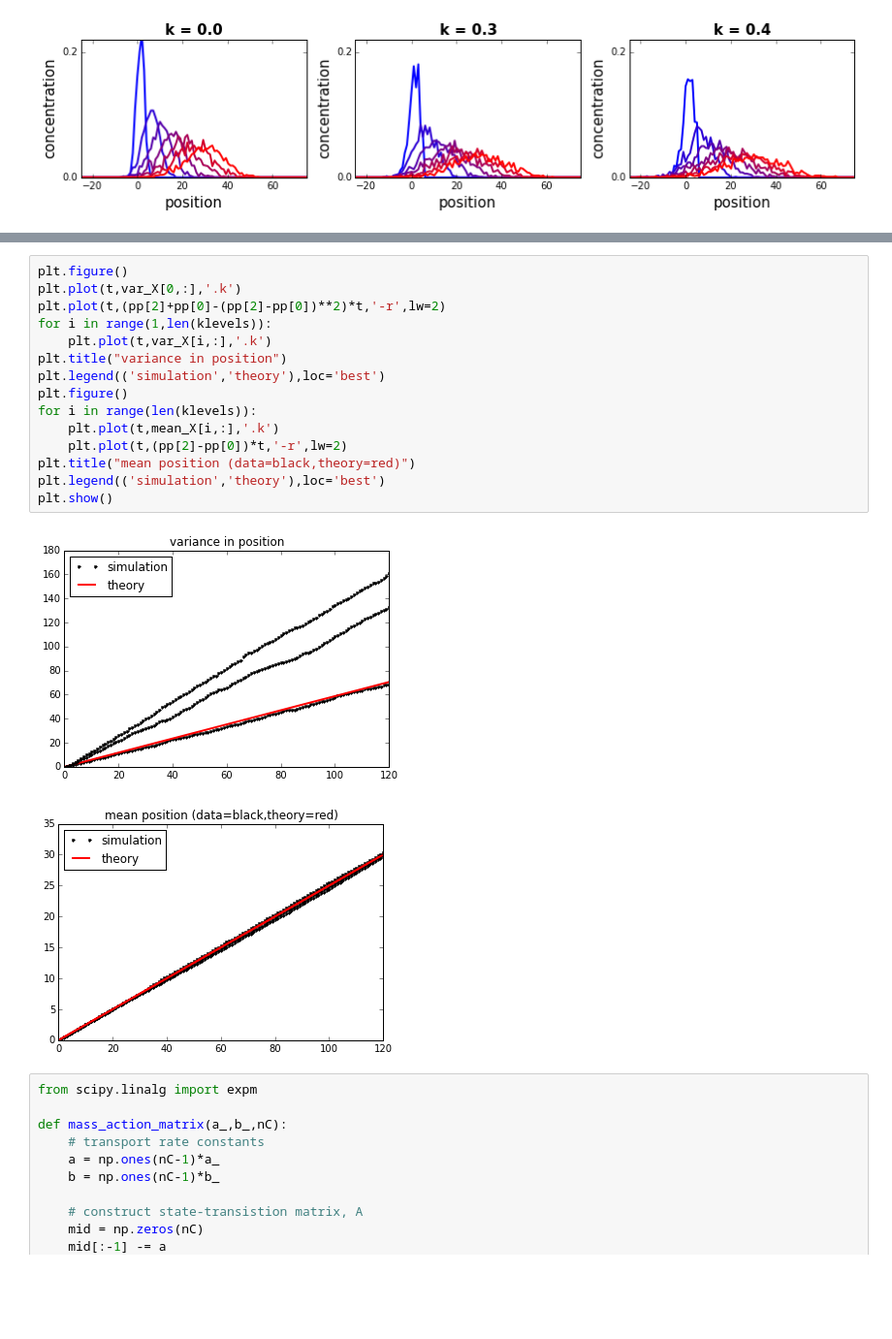
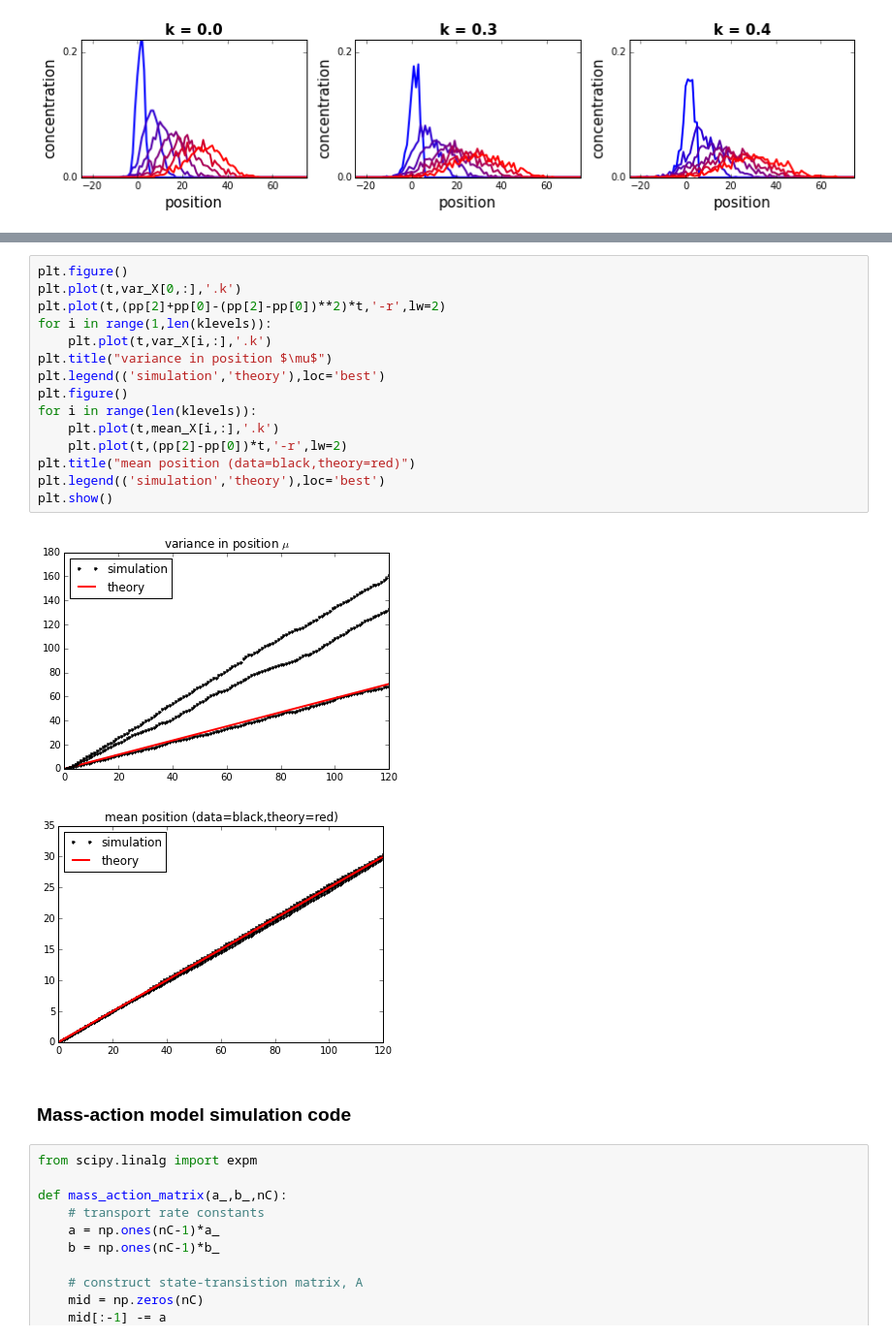
Before and after one commit to toleary/Williams-etal-Synaptic-Transport, a Jupyter notebook: code/01_model_schematic/final.ipynb, the cells around one changed output, grey strips where cells are left out. Shown at 97% size. Drawn from its saved outputs; the diff is of its cells as text; blank space fills up the shorter version.

```diff
--- a/code/01_model_schematic/final.ipynb
+++ b/code/01_model_schematic/final.ipynb
@@ -201,21 +211,23 @@ plt.show()
 # %%
 plt.figure()
 plt.plot(t,var_X[0,:],'.k')
 plt.plot(t,(pp[2]+pp[0]-(pp[2]-pp[0])**2)*t,'-r',lw=2)
 for i in range(1,len(klevels)):
     plt.plot(t,var_X[i,:],'.k')
-plt.title("variance in position")
+plt.title("variance in position $\mu$")
 plt.legend(('simulation','theory'),loc='best')
 plt.figure()
 for i in range(len(klevels)):
     plt.plot(t,mean_X[i,:],'.k')
     plt.plot(t,(pp[2]-pp[0])*t,'-r',lw=2)
 plt.title("mean position (data=black,theory=red)")
 plt.legend(('simulation','theory'),loc='best')
 plt.show()
 # %% [output]
-[figure, old version]
+[figure, new version]
 [figure]
+# %% [markdown]
+### Mass-action model simulation code
 # %%
 from scipy.linalg import expm
 
```
Also changed, not shown: parts of 9 cells of this notebook.
